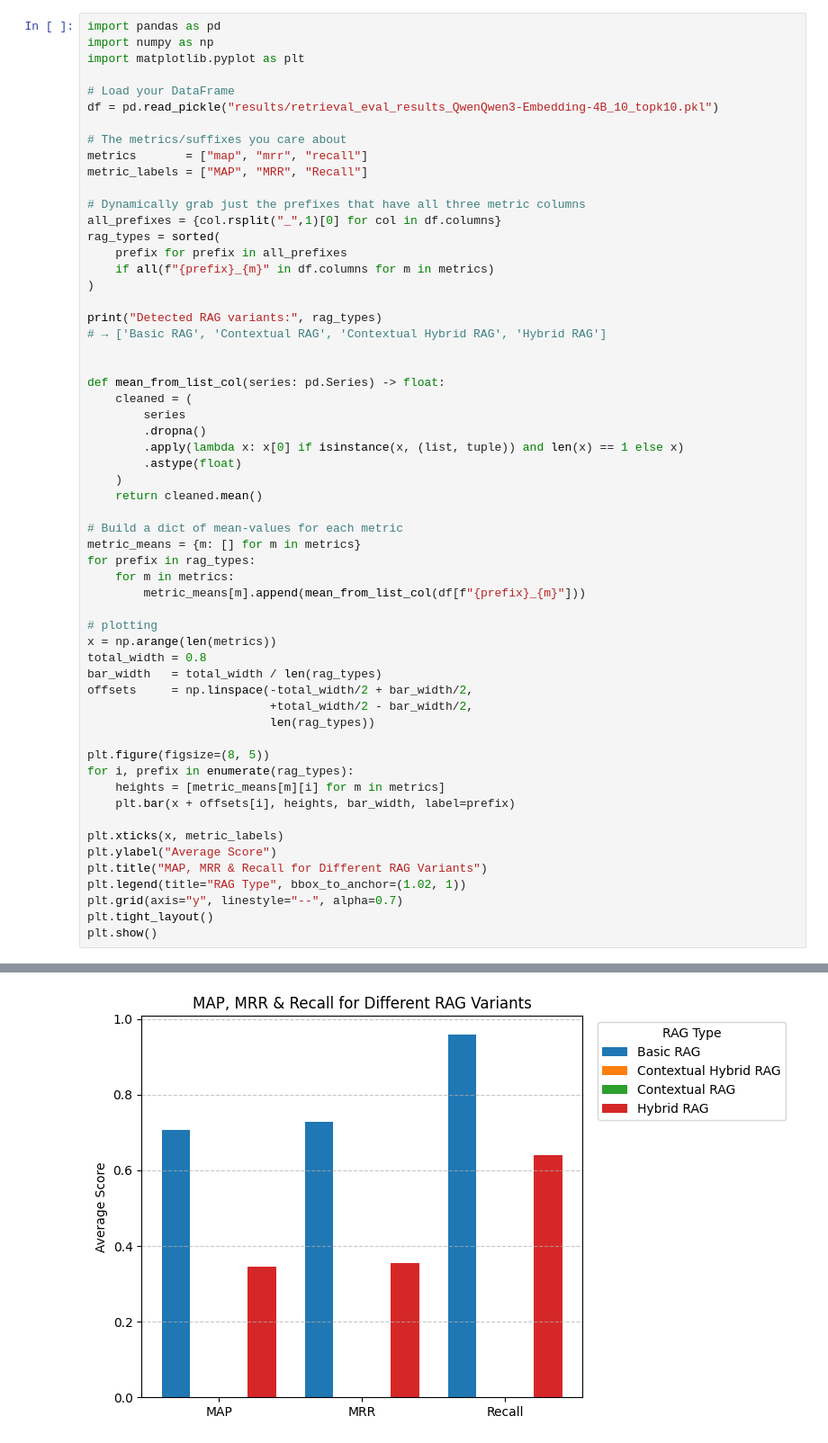
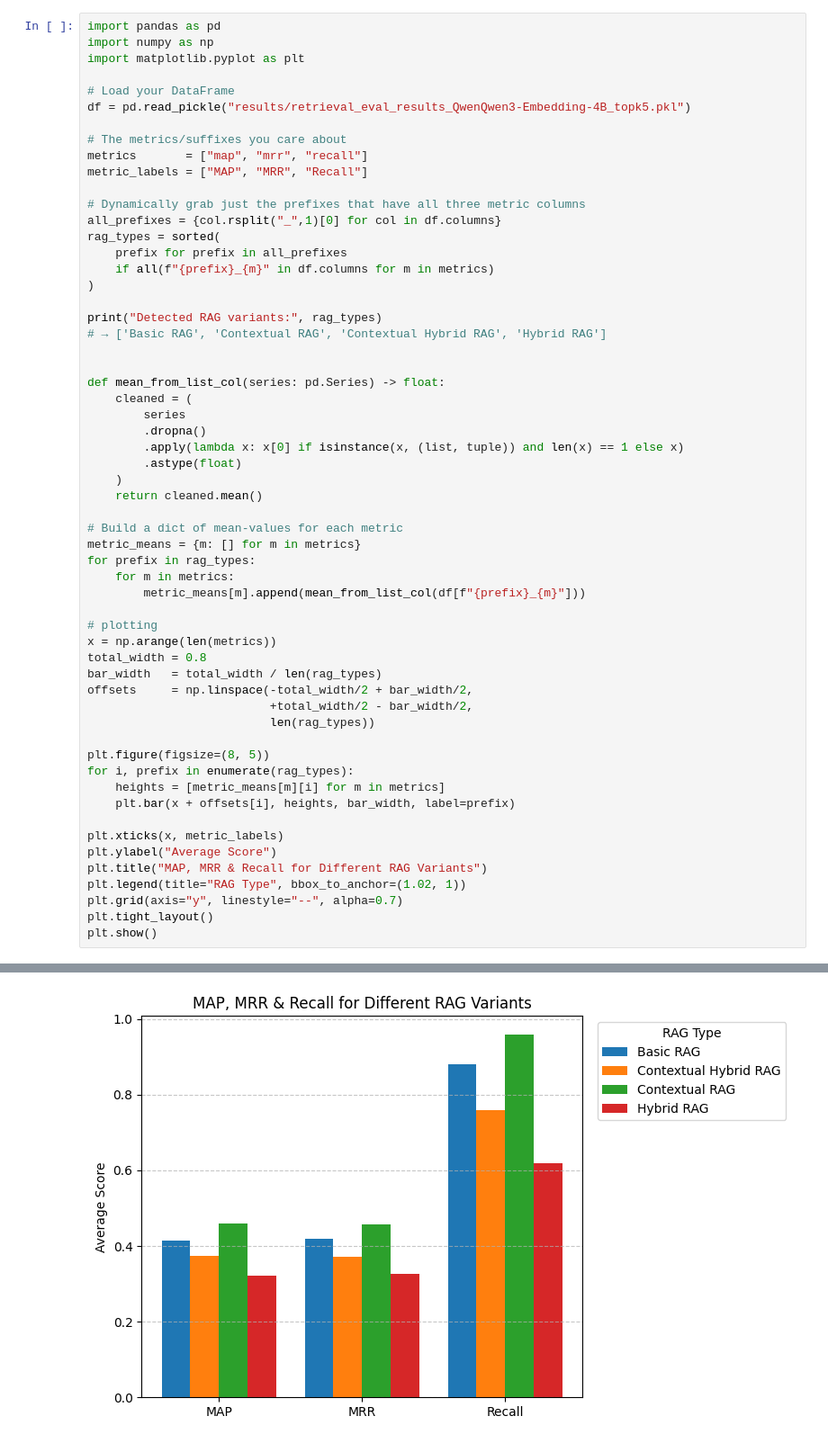
Before and after one commit to lukaskaibel/rag-medical-consultation, a Jupyter notebook: 7_analysis.ipynb, the cells around one changed output, grey strips where cells are left out. Shown: that part at 90% size. Cells and saved outputs as stored; diff of their text form.

```diff
--- a/7_analysis.ipynb
+++ b/7_analysis.ipynb
@@ -19,7 +24,7 @@ import numpy as np
 import matplotlib.pyplot as plt
 
 # Load your DataFrame
-df = pd.read_pickle("results/retrieval_eval_results_QwenQwen3-Embedding-4B_10_topk10.pkl")
+df = pd.read_pickle("results/retrieval_eval_results_QwenQwen3-Embedding-4B_topk5.pkl")
 
 # The metrics/suffixes you care about
 metrics       = ["map", "mrr", "recall"]
@@ -46,32 +51,32 @@ def mean_from_list_col(series: pd.Series) -> float:
     return cleaned.mean()
 
 # Build a dict of mean‐values for each metric
 metric_means = {m: [] for m in metrics}
 for prefix in rag_types:
     for m in metrics:
         metric_means[m].append(mean_from_list_col(df[f"{prefix}_{m}"]))
 
 # plotting
 x = np.arange(len(metrics))
 total_width = 0.8
 bar_width   = total_width / len(rag_types)
 offsets     = np.linspace(-total_width/2 + bar_width/2,
                           +total_width/2 - bar_width/2,
                           len(rag_types))
 
 plt.figure(figsize=(8, 5))
 for i, prefix in enumerate(rag_types):
     heights = [metric_means[m][i] for m in metrics]
     plt.bar(x + offsets[i], heights, bar_width, label=prefix)
 
 plt.xticks(x, metric_labels)
 plt.ylabel("Average Score")
 plt.title("MAP, MRR & Recall for Different RAG Variants")
 plt.legend(title="RAG Type", bbox_to_anchor=(1.02, 1))
 plt.grid(axis="y", linestyle="--", alpha=0.7)
 plt.tight_layout()
 plt.show()
 # %% [output]
 Detected RAG variants: ['Basic RAG', 'Contextual Hybrid RAG', 'Contextual RAG', 'Hybrid RAG']
-[figure, old version]
+[figure, new version]
 # %%
```
Also changed, not shown: parts of 3 cells of this notebook, 18 other files.
